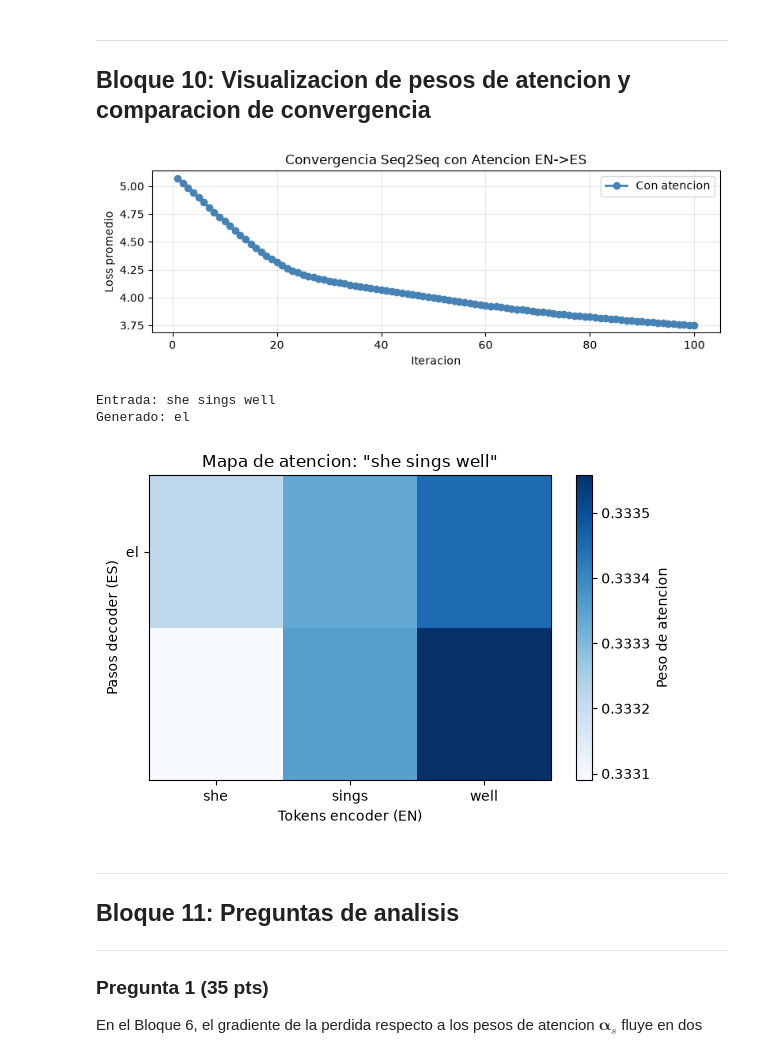
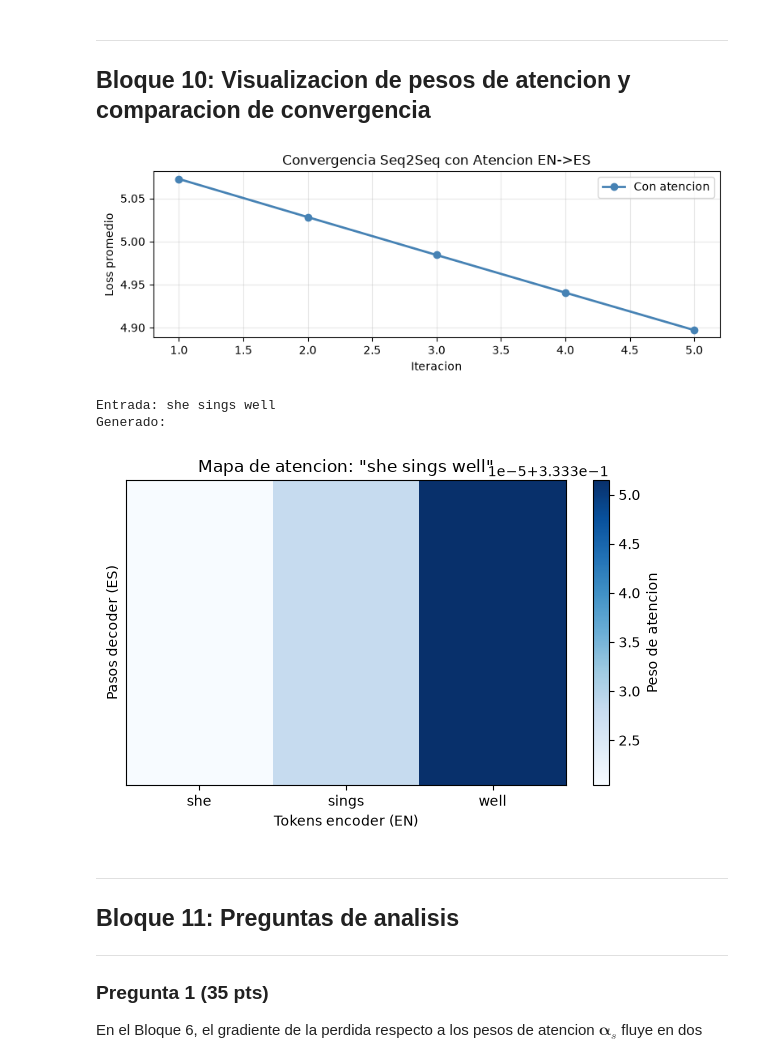
Before and after one commit to dlop6/DEEP-LEARNING, a Jupyter notebook: Labs/S5 - Lab_Semana5_Atencion.ipynb, the cells around one changed output. Cells and saved outputs as stored; diff of their text form; code cells hidden in the pictures.

Commit message:
Update images for convergence and attention maps

```diff
--- a/Labs/S5 - Lab_Semana5_Atencion.ipynb
+++ b/Labs/S5 - Lab_Semana5_Atencion.ipynb
@@ -682,7 +682,7 @@ torch.manual_seed(7)
 WQ=torch.randn(d_k,d_hid)*0.1; WK=torch.randn(d_k,d_hid)*0.1; WV=torch.randn(d_v,d_hid)*0.1
 
 losses_train = []
-for it in range(100):
+for it in range(5):
     # SU CODIGO AQUI
     # Loop sobre TRAIN_DATA: forward con atencion, backward, actualizacion
     loss_total_epoch = 0.0
@@ -863,7 +852,7 @@ BLOQUE 9: CORRECTO
 # Visualizar loss con vs sin atencion
 if losses_train:
     plt.figure(figsize=(8,3))
-    plt.plot(range(1,101), losses_train, 'o-', color='steelblue', lw=2, label='Con atencion')
+    plt.plot(range(1,6), losses_train, 'o-', color='steelblue', lw=2, label='Con atencion')
     plt.xlabel('Iteracion'); plt.ylabel('Loss promedio')
     plt.title('Convergencia Seq2Seq con Atencion EN->ES')
     plt.legend(); plt.grid(True, alpha=0.3); plt.tight_layout()
@@ -892,36 +881,36 @@ def get_attention_map(src_sentence, trained_params):
         alphas.append(als.detach().numpy())
         cts=V2.T@als; h_cat=torch.cat([h2,cts]); z=Wo2@h_cat+bo2
         cur_idx=int(torch.argmax(z).item())
         word=tgt_i2w[cur_idx]
         if word==EOS: break
         words_gen.append(word)
     return alphas, words_gen, [src_i2w[i] for i in src_t]
 
 # Usar parametros entrenados (si el bloque 9 esta completo)
 if losses_train:
     params=(E_enc_tr,E_dec_tr,Wfe,bfe,Wie,bie,Wce,bce,Woe,boe,
             Wfd,bfd,Wid,bid,Wcd,bcd,Wod,bod,Wo2,bo2,WQ,WK,WV)
     src_ex='she sings well'
     alphas,words_gen,src_words=get_attention_map(src_ex,params)
     print(f'Entrada: {src_ex}')
     print(f'Generado: {" ".join(words_gen)}')
     if alphas:
         A=np.array(alphas)
         plt.figure(figsize=(6,4))
         plt.imshow(A,cmap='Blues',aspect='auto')
         plt.xticks(range(len(src_words)),src_words)
         plt.yticks(range(len(words_gen)),words_gen)
         plt.xlabel('Tokens encoder (EN)'); plt.ylabel('Pasos decoder (ES)')
         plt.title(f'Mapa de atencion: "{src_ex}"')
         plt.colorbar(label='Peso de atencion')
         plt.tight_layout()
         plt.savefig('mapa_atencion.png', dpi=110, bbox_inches='tight')
         plt.show()
 # %% [output]
-[figure, old version]
+[figure, new version]
 Entrada: she sings well
-Generado: el
+Generado:
-[figure, old version]
+[figure, new version]
 # %% [markdown]
 ---
 ## Bloque 11: Preguntas de analisis
```
Also changed, not shown: parts of 1 cell of this notebook, 2 other files.
